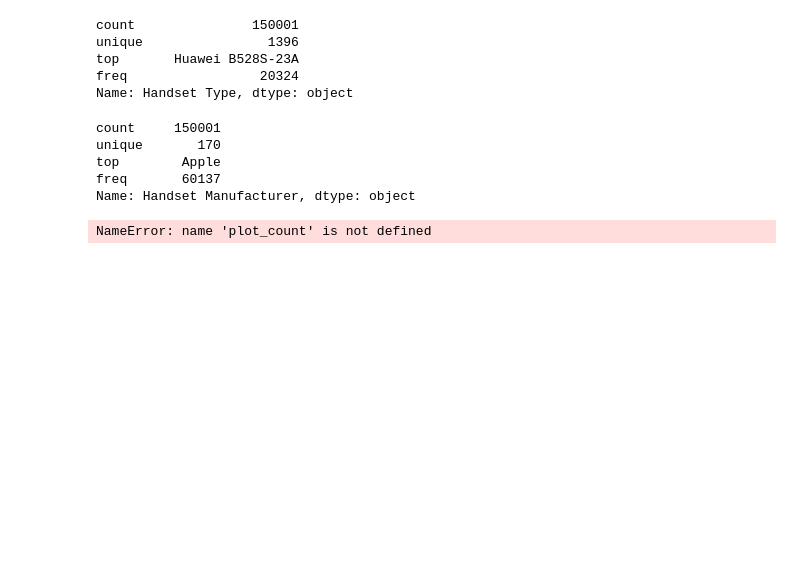
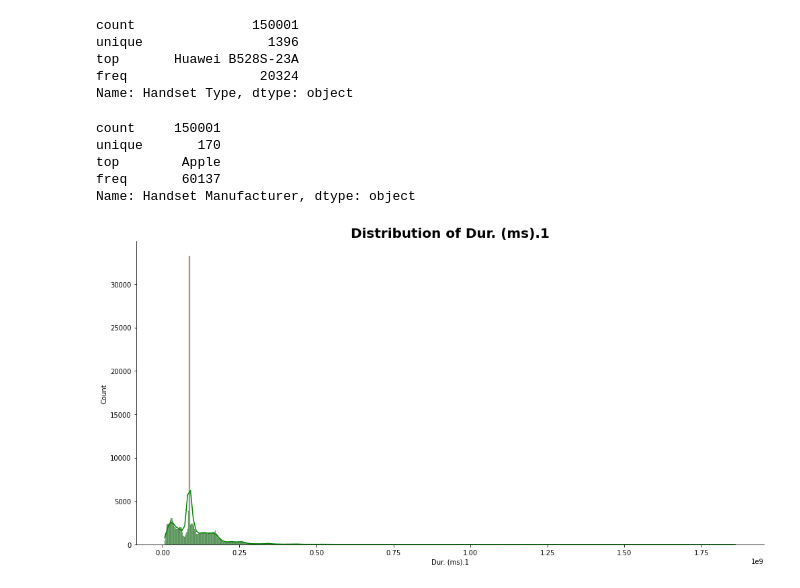
Before and after one commit to sureshb208/telecommunication-user-analytics, a Jupyter notebook: notebooks/Data Cleaning, Extraction.ipynb, the cells around one changed output. Cells and saved outputs as stored; diff of their text form; code cells hidden in the pictures; blank space fills up the shorter version.

Commit message:
feat: data exploration

```diff
--- a/notebooks/Data Cleaning, Extraction.ipynb
+++ b/notebooks/Data Cleaning, Extraction.ipynb
@@ -448,7 +466,3 @@ There are 1 columns that have missing values.
 db.shape
 # %% [output]
 (150001, 55)
-# %%
-pd.set_option('max_column', None)
-df = pd.read_excel("../data/Week1_challenge_data_source.json", engine = 'openpyxl')
-df.head()
@@ -539,7 +531,3 @@ unique       170
 top        Apple
 freq       60137
 Name: Handset Manufacturer, dtype: object
-# %%
-plot_count(dfExp, "Handset Type")
-# %% [output]
-NameError: name 'plot_count' is not defined
@@ -545,0 +657,4 @@ NameError: name 'plot_count' is not defined
+# %%
+plot_hist(dfExp, "Dur. (ms).1", "green")
+# %% [output]
+[figure, added]
```
Also changed, not shown: parts of 20 cells of this notebook, 2 other files.
